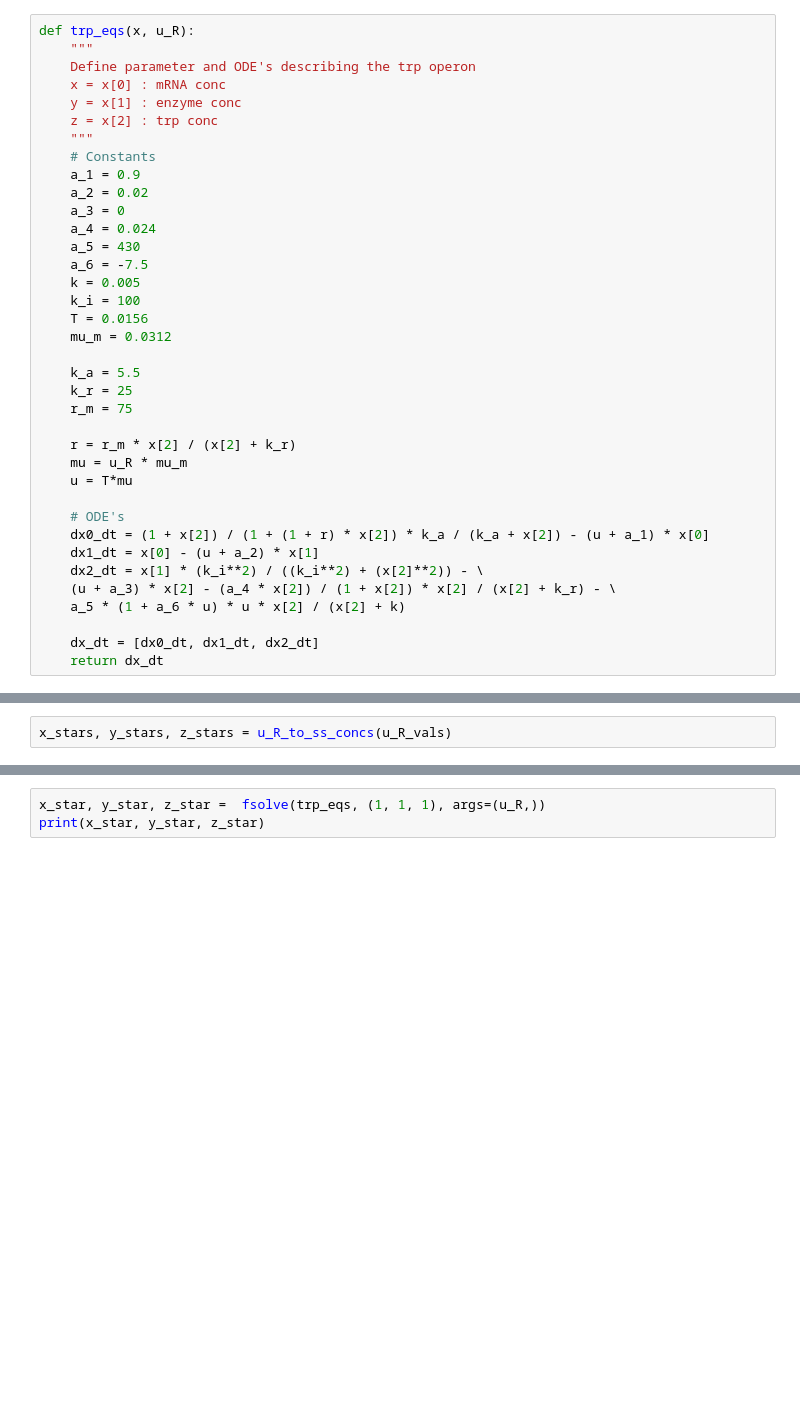
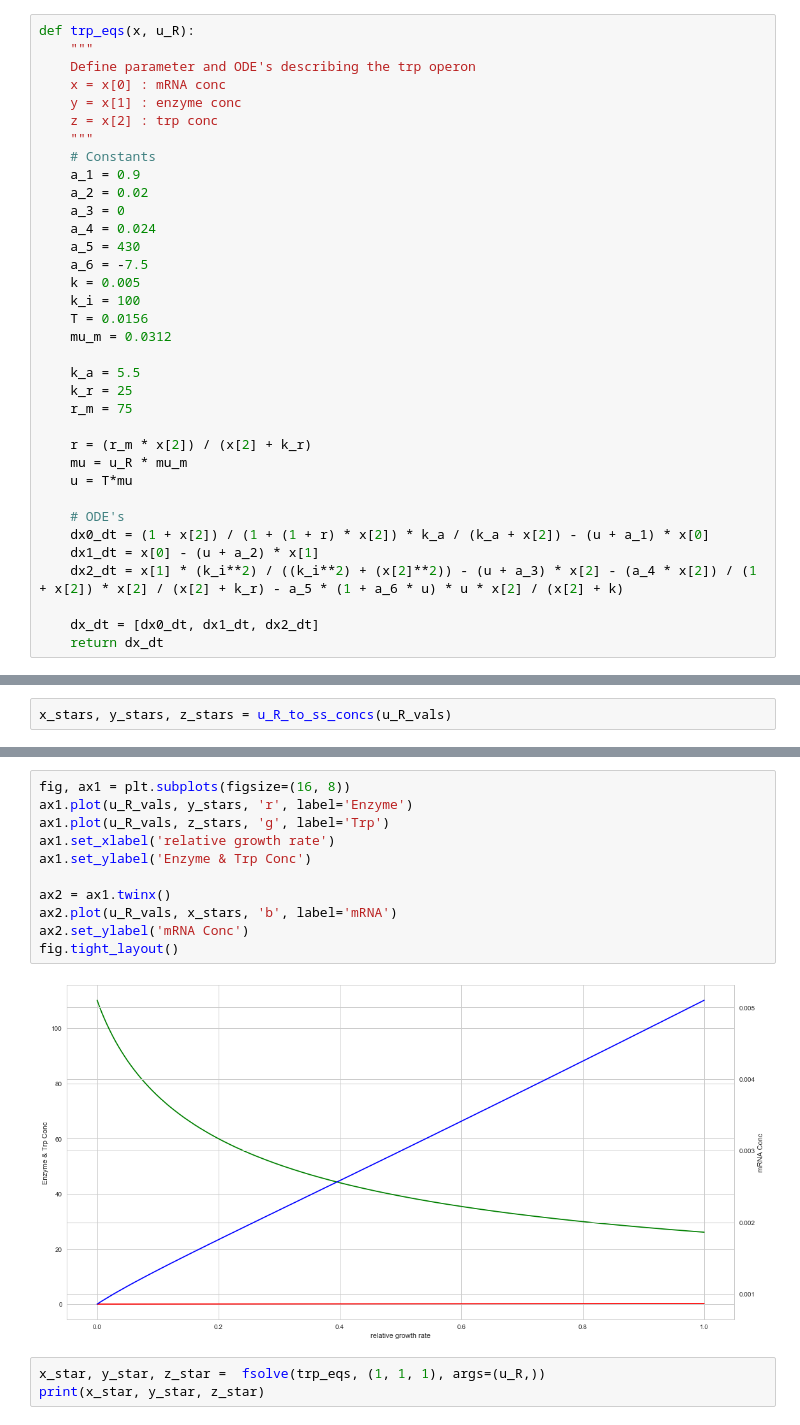
Before and after one commit to phuongho43/beng125-trpOperon, a Jupyter notebook: trpOperon.ipynb, the cells around one changed output, grey strips where cells are left out. Cells and saved outputs as stored; diff of their text form; blank space fills up the shorter version.

```diff
--- a/trpOperon.ipynb
+++ b/trpOperon.ipynb
@@ -35,16 +36,14 @@ def trp_eqs(x, u_R):
     k_r = 25
     r_m = 75
 
-    r = r_m * x[2] / (x[2] + k_r)
+    r = (r_m * x[2]) / (x[2] + k_r)
     mu = u_R * mu_m
     u = T*mu
 
     # ODE's
     dx0_dt = (1 + x[2]) / (1 + (1 + r) * x[2]) * k_a / (k_a + x[2]) - (u + a_1) * x[0]
     dx1_dt = x[0] - (u + a_2) * x[1]
-    dx2_dt = x[1] * (k_i**2) / ((k_i**2) + (x[2]**2)) - \
-    (u + a_3) * x[2] - (a_4 * x[2]) / (1 + x[2]) * x[2] / (x[2] + k_r) - \
-    a_5 * (1 + a_6 * u) * u * x[2] / (x[2] + k)
+    dx2_dt = x[1] * (k_i**2) / ((k_i**2) + (x[2]**2)) - (u + a_3) * x[2] - (a_4 * x[2]) / (1 + x[2]) * x[2] / (x[2] + k_r) - a_5 * (1 + a_6 * u) * u * x[2] / (x[2] + k)
 
     dx_dt = [dx0_dt, dx1_dt, dx2_dt]
     return dx_dt
@@ -90,3 +78,16 @@ plt.ylabel('Concentration')
+# %%
+fig, ax1 = plt.subplots(figsize=(16, 8))
+ax1.plot(u_R_vals, y_stars, 'r', label='Enzyme')
+ax1.plot(u_R_vals, z_stars, 'g', label='Trp')
+ax1.set_xlabel('relative growth rate')
+ax1.set_ylabel('Enzyme & Trp Conc')
+
+ax2 = ax1.twinx()
+ax2.plot(u_R_vals, x_stars, 'b', label='mRNA')
+ax2.set_ylabel('mRNA Conc')
+fig.tight_layout()
+# %% [output]
+[figure, added]
 # %%
 x_star, y_star, z_star =  fsolve(trp_eqs, (1, 1, 1), args=(u_R,))
 print(x_star, y_star, z_star)
```
Also changed, not shown: parts of 2 cells of this notebook.
